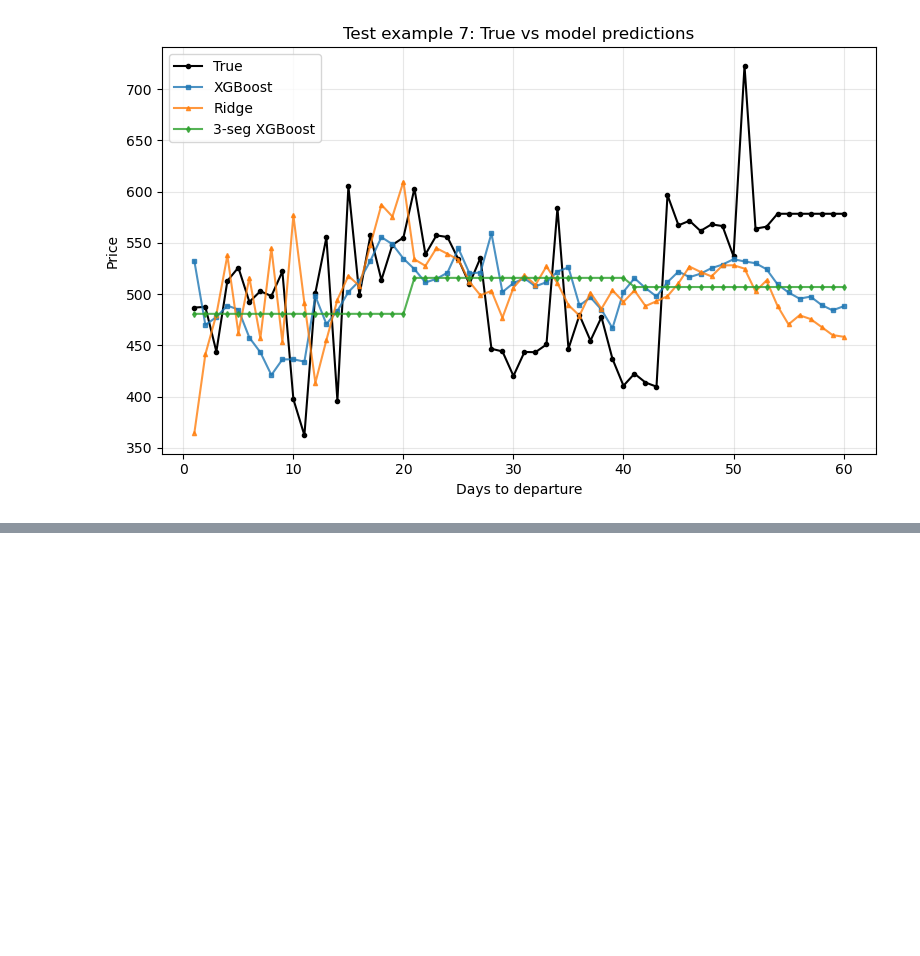
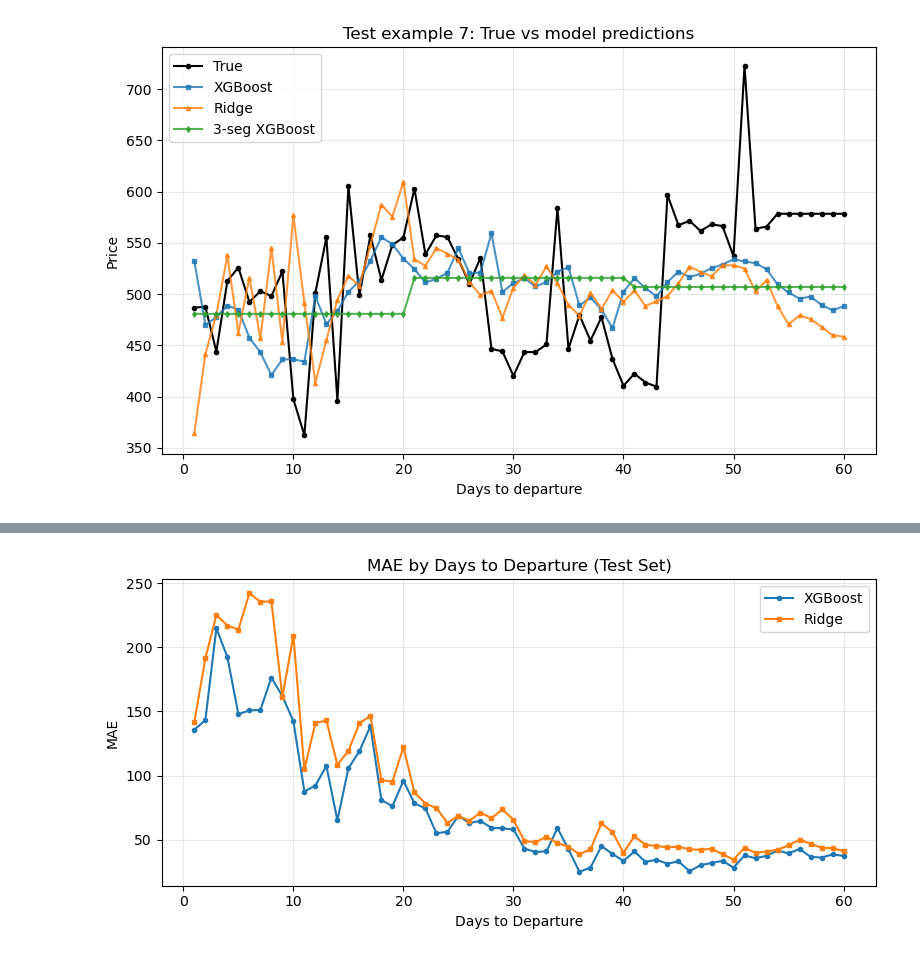
Before and after one commit to AndrasFerenczy/Applied-Machine-Learning-Project-CS-5785, a Jupyter notebook: training.ipynb, the cells around one changed output, grey strips where cells are left out. Saved outputs shown, nothing was run; the diff lists cells and outputs as text; code cells hidden in the pictures; blank space fills up the shorter version.

```diff
--- a/training.ipynb
+++ b/training.ipynb
@@ -701,0 +765,28 @@ for idx in example_indices:
+# %%
+y_test_pred_xgb = model.predict(X_test)
+y_test_pred_ridge = ridge_model.predict(X_test)
+
+mae_xgb_per_h = []
+mae_ridge_per_h = []
+
+for h in range(y_test.shape[1]):
+    mae_xgb_per_h.append(mean_absolute_error(y_test[:, h], y_test_pred_xgb[:, h]))
+    mae_ridge_per_h.append(mean_absolute_error(y_test[:, h], y_test_pred_ridge[:, h]))
+
+mae_xgb_per_h = np.array(mae_xgb_per_h)
+mae_ridge_per_h = np.array(mae_ridge_per_h)
+
+days = np.arange(1, y_test.shape[1] + 1)
+
+plt.figure(figsize=(8, 4))
+plt.plot(days, mae_xgb_per_h, label="XGBoost", marker="o", ms=3)
+plt.plot(days, mae_ridge_per_h, label="Ridge", marker="s", ms=3)
+plt.xlabel("Days to Departure")
+plt.ylabel("MAE")
+plt.title("MAE by Days to Departure (Test Set)")
+plt.grid(alpha=0.3)
+plt.legend()
+plt.tight_layout()
+plt.show()
+# %% [output]
+[figure, added]
```
Also changed, not shown: parts of 5 cells of this notebook.
